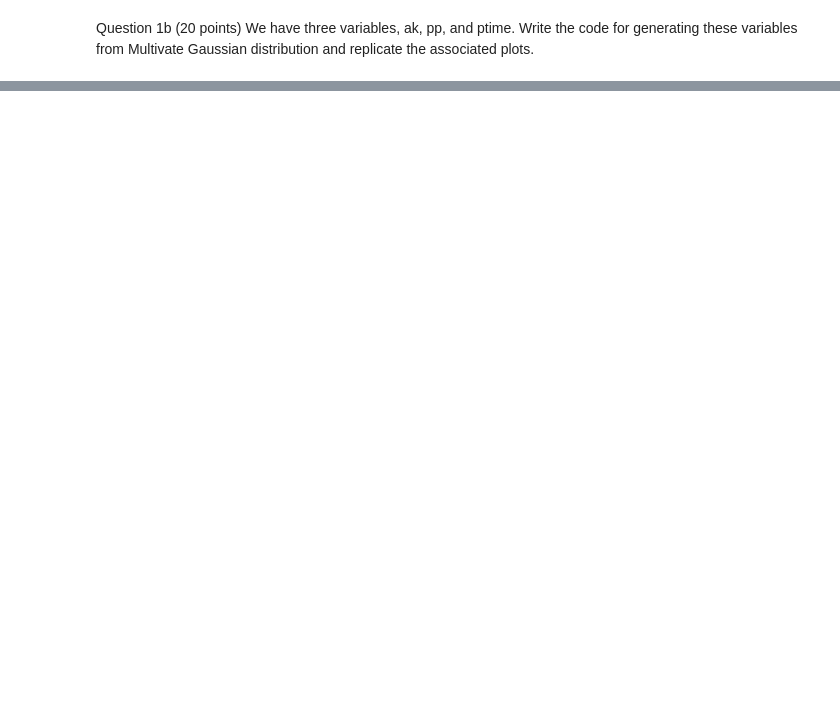
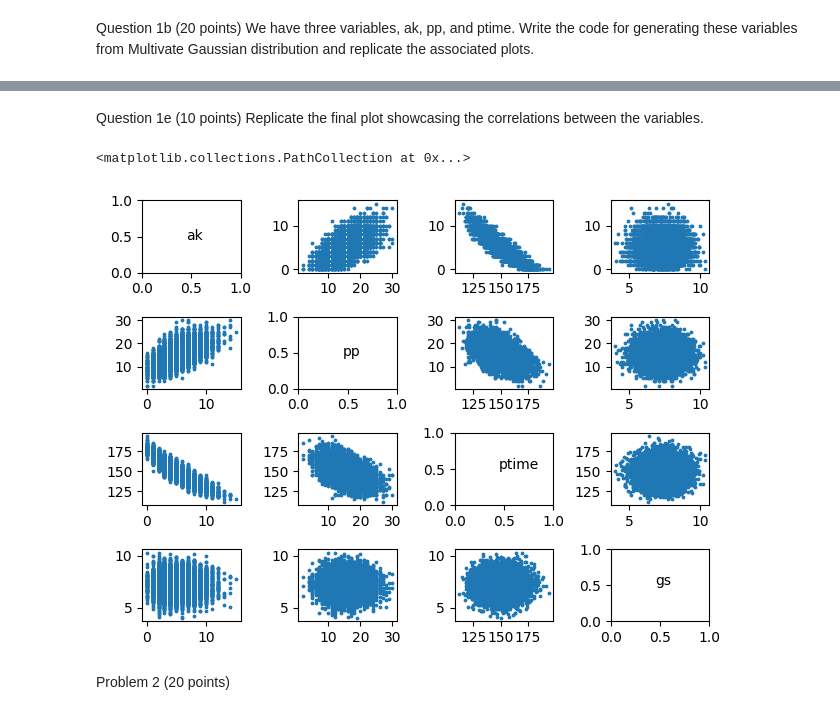
Before and after one commit to Jasonchen0317/ML_Projects, a Jupyter notebook: Assignment1.ipynb, the cells around one changed output, grey strips where cells are left out. Saved outputs shown, nothing was run; the diff lists cells and outputs as text; code cells hidden in the pictures; blank space fills up the shorter version.

```diff
--- a/Assignment1.ipynb
+++ b/Assignment1.ipynb
@@ -43,0 +151,32 @@ plt.show()
+# %% [markdown]
+Question 1e (10 points)
+Replicate the final plot showcasing the correlations between the variables.
+# %%
+figure, axis = plt.subplots(4, 4)
+figure.tight_layout()
+
+size = 3
+axis[0, 0].text(0.45, 0.45, 'ak')
+axis[0, 1].scatter(pp, ak, s = size)
+axis[0, 2].scatter(ptime, ak, s = size)
+axis[0, 3].scatter(gs, ak, s = size)
+
+axis[1, 1].text(0.45, 0.45, 'pp')
+axis[1, 0].scatter(ak, pp, s = size)
+axis[1, 2].scatter(ptime, pp, s = size)
+axis[1, 3].scatter(gs, pp, s = size)
+
+axis[2, 2].text(0.45, 0.5, 'ptime')
+axis[2, 0].scatter(ak, ptime, s = size)
+axis[2, 1].scatter(pp, ptime, s = size)
+axis[2, 3].scatter(gs, ptime, s = size)
+
+axis[3, 3].text(0.45, 0.5, 'gs')
+axis[3, 0].scatter(ak, gs, s = size)
+axis[3, 1].scatter(pp, gs, s = size)
+axis[3, 2].scatter(ptime, gs, s = size)
+# %% [output]
+<matplotlib.collections.PathCollection at 0x...>
+[figure, added]
+# %% [markdown]
+Problem 2 (20 points)
```
Also changed, not shown: parts of 7 cells of this notebook.
